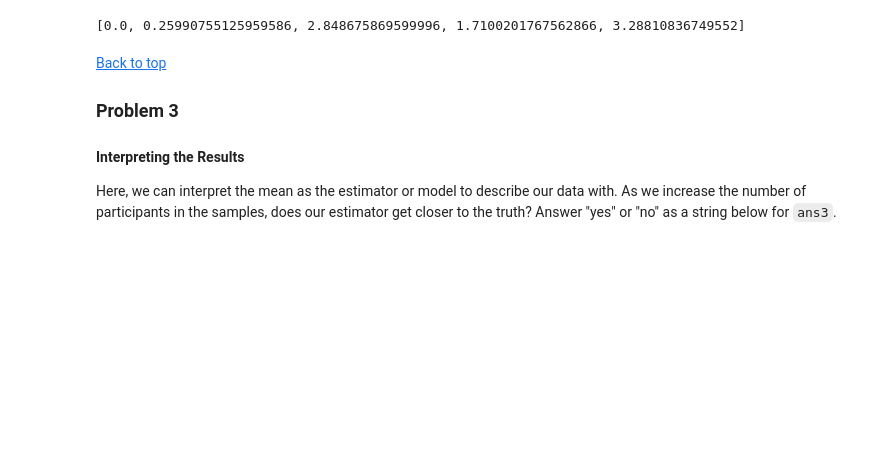
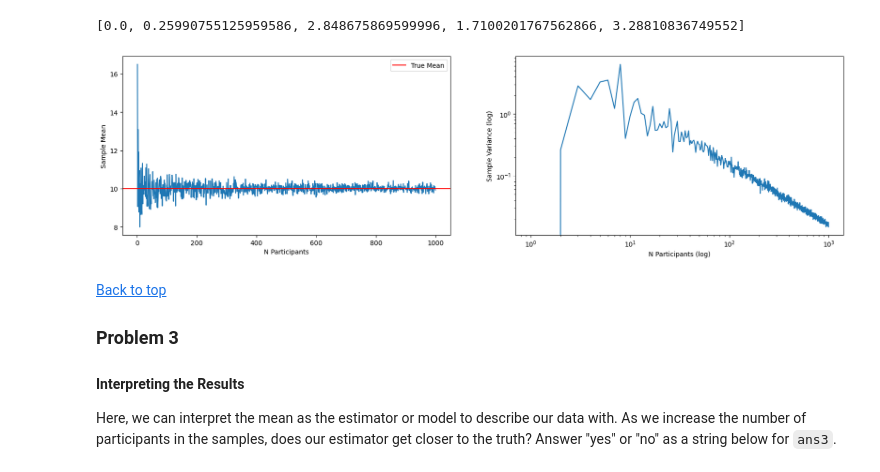
Before and after one commit to PlamenStilyianov/Professional_Certificate_in_ML_and_AI, a Jupyter notebook: Module21/Solutions/codio_21_1_solution/coding_activity_21.1.ipynb, the cells around one changed output. Drawn from its saved outputs; the diff is of its cells as text; code cells hidden in the pictures; blank space fills up the shorter version.

```diff
--- a/Module21/Solutions/codio_21_1_solution/coding_activity_21.1.ipynb
+++ b/Module21/Solutions/codio_21_1_solution/coding_activity_21.1.ipynb
@@ -82,18 +86,20 @@ print(variances[:5])
 # %% [output]
 [0.0, 0.25990755125959586, 2.848675869599996, 1.7100201767562866, 3.28810836749552]
 # %%
-# fig, ax = plt.subplots(1, 2, figsize = (20, 5))
-# ax[0].plot(range(5, 1500), means)
-# ax[0].axhline(10, label = 'True Mean', color = 'red')
-# ax[0].set_xlabel('N Participants')
-# ax[0].set_ylabel('Sample Mean')
-# ax[0].legend();
+fig, ax = plt.subplots(1, 2, figsize = (20, 5))
+ax[0].plot(range(1, 1000), means)
+ax[0].axhline(10, label = 'True Mean', color = 'red')
+ax[0].set_xlabel('N Participants')
+ax[0].set_ylabel('Sample Mean')
+ax[0].legend();
 
-# ax[1].plot(range(5, 1500), variances)
-# ax[1].set_xlabel('N Participants (log)')
-# ax[1].set_ylabel('Sample Variance (log)')
-# ax[1].set_xscale('log')
-# ax[1].set_yscale('log')
+ax[1].plot(range(1, 1000), variances)
+ax[1].set_xlabel('N Participants (log)')
+ax[1].set_ylabel('Sample Variance (log)')
+ax[1].set_xscale('log')
+ax[1].set_yscale('log')
+# %% [output]
+[figure, added]
 # %%
 ### BEGIN HIDDEN TESTS
 variances_ = []
```
Also changed, not shown: parts of 4 cells of this notebook, 39 other files.
